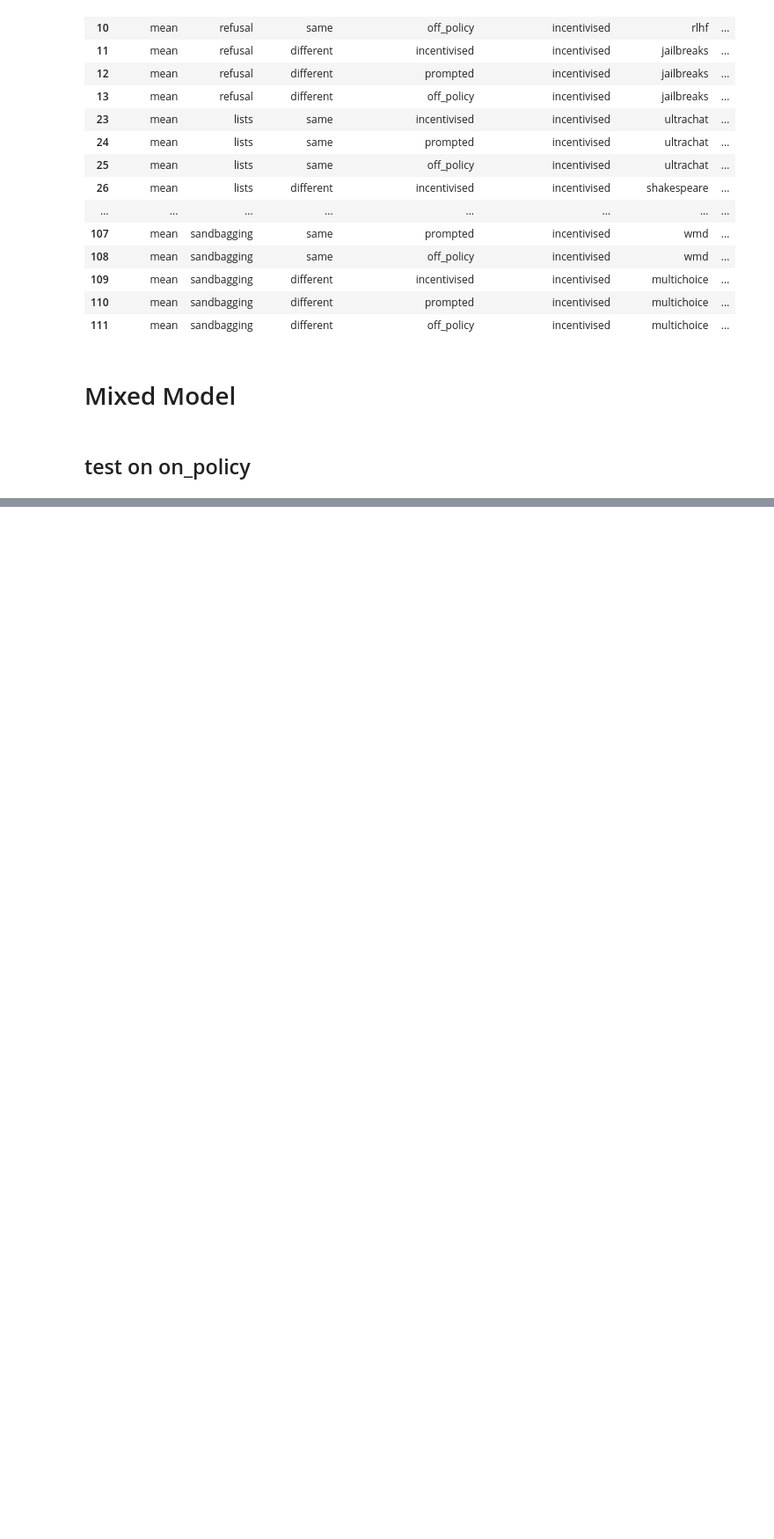
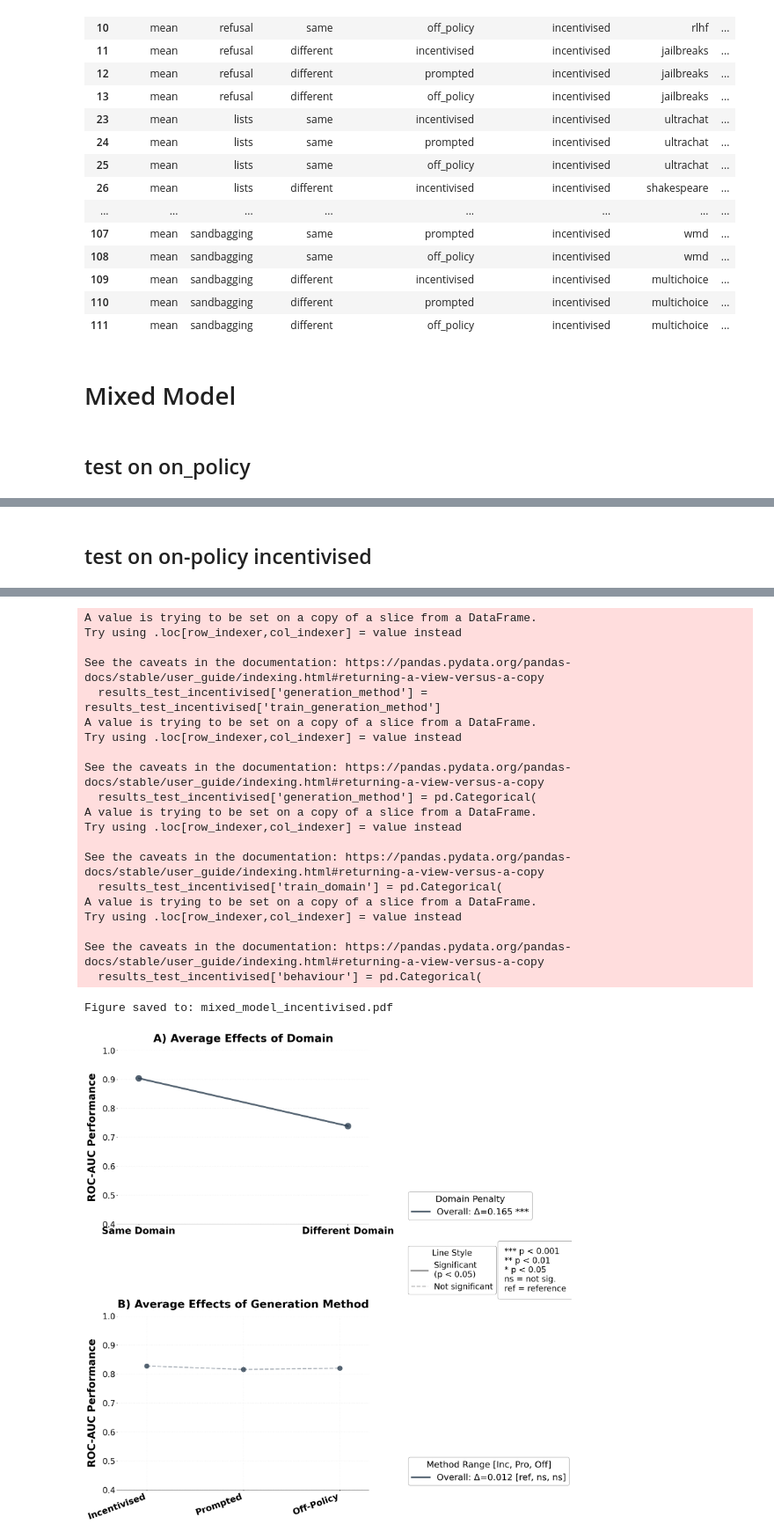
Before and after one commit to SamDower/LASR-probe-gen, a Jupyter notebook: notebooks/MixedModelAnalysis.ipynb, the cells around one changed output, grey strips where cells are left out. Shown at 88% size. Cells and saved outputs as stored; diff of their text form; code cells hidden in the pictures; blank space fills up the shorter version.

```diff
--- a/notebooks/MixedModelAnalysis.ipynb
+++ b/notebooks/MixedModelAnalysis.ipynb
@@ -1297,0 +921,46 @@ Figure saved to: incentivised_test_model2.pdf
+# %% [markdown]
+## test on on-policy incentivised
+# %%
+import statsmodels.formula.api as smf
+import pandas as pd
+
+# Rename column for formula compatibility
+results_test_incentivised['generation_method'] = results_test_incentivised['train_generation_method']
+
+# Set 'on_policy' as the reference category for generation_method
+results_test_incentivised['generation_method'] = pd.Categorical(
+    results_test_incentivised['generation_method'],
+    categories=['incentivised', 'off_policy', 'prompted'],
+    ordered=False
+)
+
+# Set 'same' as the reference category for train_domain
+results_test_incentivised['train_domain'] = pd.Categorical(
+    results_test_incentivised['train_domain'],
+    categories=['same', 'different'],
+    ordered=False
+)
+
+# Set lists as the reference category for behaviour
+results_test_incentivised['behaviour'] = pd.Categorical(
+    results_test_incentivised['behaviour'],
+    categories=['lists', 'authority', 'deception', 'metaphors', 'refusal', 'sandbagging', 'science', 'sycophancy'],
+    ordered=False
+)
+
+model = smf.mixedlm("roc_auc ~ generation_method * train_domain",
+                    data=results_test_incentivised,
+                    groups=results_test_incentivised["behaviour"],
+                    re_formula="~generation_method + train_domain")
+result = model.fit()
+print(result.summary())
+
+
+# Simply pass your model result directly!
+fig, axes = plot_mixed_model_overall_effects(
+    results_test_incentivised,
+    model_result=result,  # Your model from the mixed model fit
+    save_path='mixed_model_incentivised.pdf'
+)
+plt.show()
+# %% [output]
@@ -1298,3 +984,25 @@ Figure saved to: incentivised_test_model2.pdf
+A value is trying to be set on a copy of a slice from a DataFrame.
+Try using .loc[row_indexer,col_indexer] = value instead
+
+See the caveats in the documentation: https://pandas.pydata.org/pandas-docs/stable/user_guide/indexing.html#returning-a-view-versus-a-copy
+  results_test_incentivised['generation_method'] = results_test_incentivised['train_generation_method']
+A value is trying to be set on a copy of a slice from a DataFrame.
+Try using .loc[row_indexer,col_indexer] = value instead
+
+See the caveats in the documentation: https://pandas.pydata.org/pandas-docs/stable/user_guide/indexing.html#returning-a-view-versus-a-copy
+  results_test_incentivised['generation_method'] = pd.Categorical(
+A value is trying to be set on a copy of a slice from a DataFrame.
+Try using .loc[row_indexer,col_indexer] = value instead
+
+See the caveats in the documentation: https://pandas.pydata.org/pandas-docs/stable/user_guide/indexing.html#returning-a-view-versus-a-copy
+  results_test_incentivised['train_domain'] = pd.Categorical(
+A value is trying to be set on a copy of a slice from a DataFrame.
+Try using .loc[row_indexer,col_indexer] = value instead
+
+See the caveats in the documentation: https://pandas.pydata.org/pandas-docs/stable/user_guide/indexing.html#returning-a-view-versus-a-copy
+  results_test_incentivised['behaviour'] = pd.Categorical(
+Figure saved to: mixed_model_incentivised.pdf
+[figure, added]
 # %%
 latex_output = create_regression_latex_table(result)
 print(latex_output)
```
Also changed, not shown: parts of 25 cells of this notebook, 4 other files.
